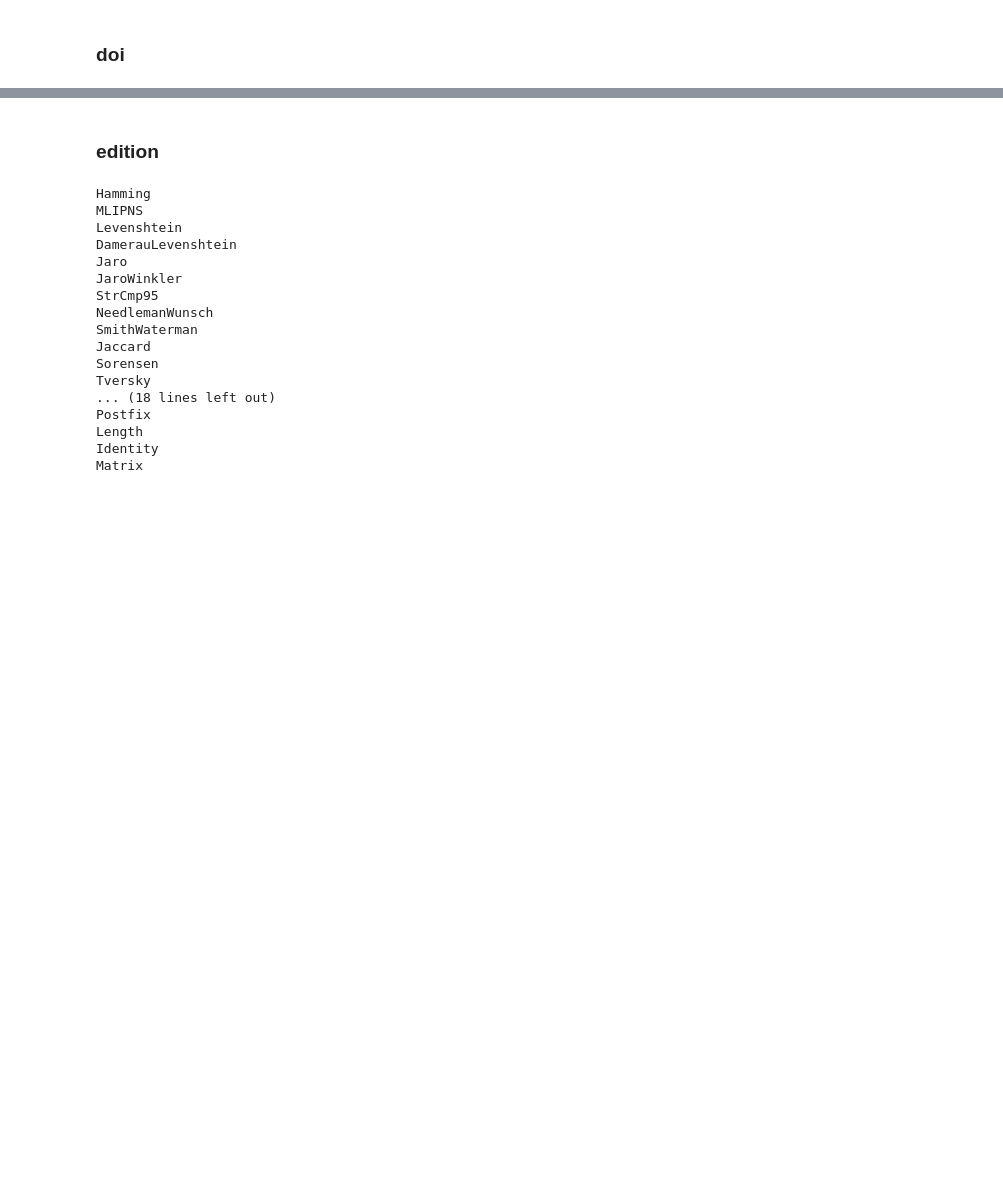
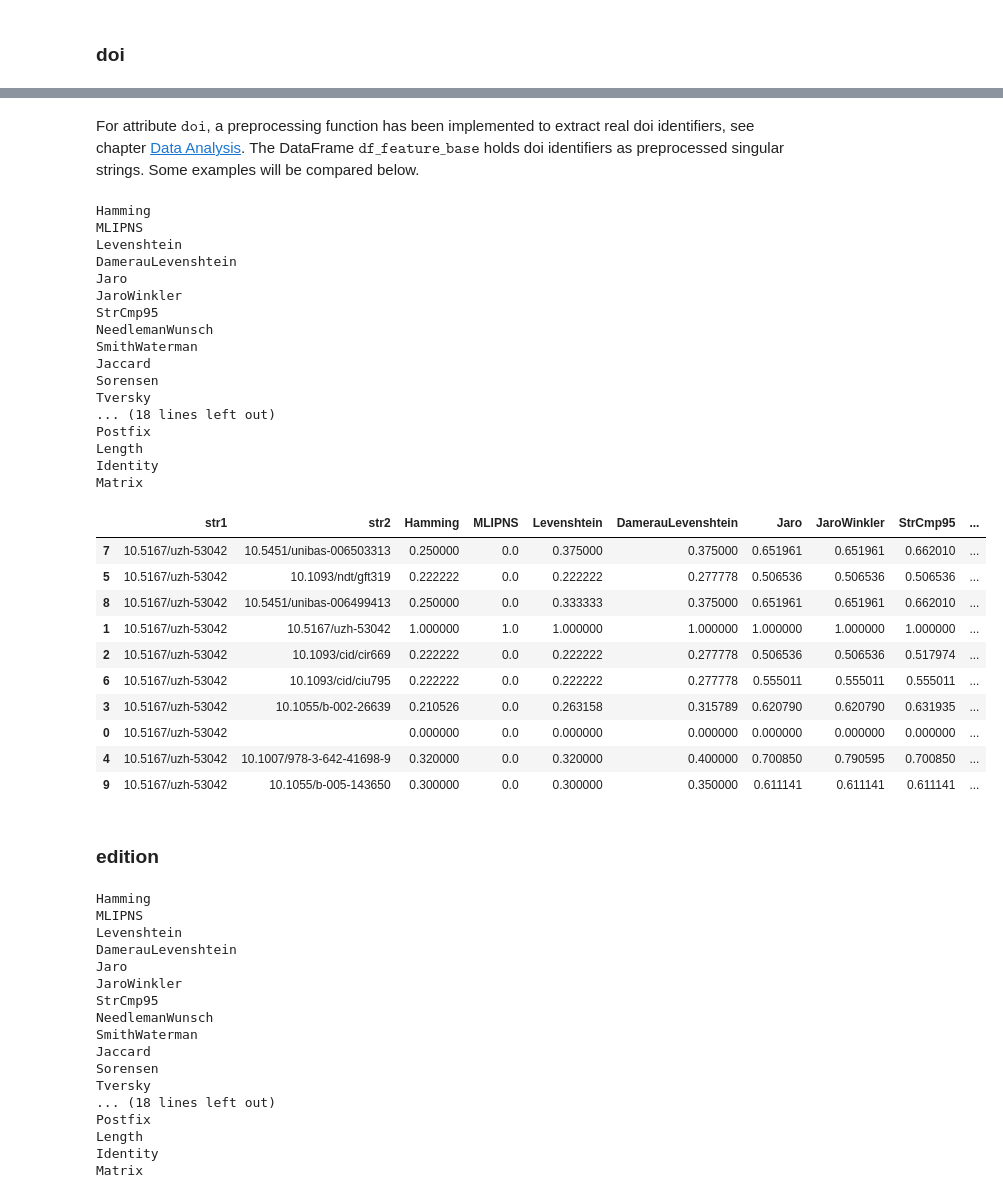
Before and after one commit to swissbib/clustering_metadata, a Jupyter notebook: B_CompareSimilarities.ipynb, the cells around one changed output, grey strips where cells are left out. Cells and saved outputs as stored; diff of their text form; code cells hidden in the pictures; blank space fills up the shorter version.

```diff
--- a/B_CompareSimilarities.ipynb
+++ b/B_CompareSimilarities.ipynb
@@ -185,3 +184,42 @@ Attribute $\texttt{doi}$ is treated as a list of string elements, see chapter [F
+# %% [markdown]
+For attribute $\texttt{doi}$, a preprocessing function has been implemented to extract real doi identifiers, see chapter [Data Analysis](./1_DataAnalysis.ipynb). The DataFrame $\texttt{df}\_\texttt{feature}\_\texttt{base}$ holds doi identifiers as preprocessed singular strings. Some examples will be compared below.
+# %%
+df_string_pairs = daf.string_pair_list(df_feature_base, 'doi_x')
+
+for algorithm in tedi_algorithms :
+    if algorithm not in ['Gotoh', 'ArithNCD'] :
+        daf.apply_similarities(df_string_pairs, tedi_algorithms[algorithm], algorithm)
+
+df_string_pairs.sample(n=num_of_samples(df_string_pairs))
+# %% [output]
+Hamming
+MLIPNS
+Levenshtein
+DamerauLevenshtein
+Jaro
+JaroWinkler
+StrCmp95
+NeedlemanWunsch
+SmithWaterman
+Jaccard
+Sorensen
+Tversky
+... (18 lines left out)
+Postfix
+Length
+Identity
+Matrix
+|  | str1 | str2 | Hamming | MLIPNS | Levenshtein | DamerauLevenshtein | Jaro | JaroWinkler | StrCmp95 | ... |
+| 7 | 10.5167/uzh-53042 | 10.5451/unibas-006503313 | 0.250000 | 0.0 | 0.375000 | 0.375000 | 0.651961 | 0.651961 | 0.662010 | ... |
+| 5 | 10.5167/uzh-53042 | 10.1093/ndt/gft319 | 0.222222 | 0.0 | 0.222222 | 0.277778 | 0.506536 | 0.506536 | 0.506536 | ... |
+| 8 | 10.5167/uzh-53042 | 10.5451/unibas-006499413 | 0.250000 | 0.0 | 0.333333 | 0.375000 | 0.651961 | 0.651961 | 0.662010 | ... |
+| 1 | 10.5167/uzh-53042 | 10.5167/uzh-53042 | 1.000000 | 1.0 | 1.000000 | 1.000000 | 1.000000 | 1.000000 | 1.000000 | ... |
+| 2 | 10.5167/uzh-53042 | 10.1093/cid/cir669 | 0.222222 | 0.0 | 0.222222 | 0.277778 | 0.506536 | 0.506536 | 0.517974 | ... |
+| 6 | 10.5167/uzh-53042 | 10.1093/cid/ciu795 | 0.222222 | 0.0 | 0.222222 | 0.277778 | 0.555011 | 0.555011 | 0.555011 | ... |
+| 3 | 10.5167/uzh-53042 | 10.1055/b-002-26639 | 0.210526 | 0.0 | 0.263158 | 0.315789 | 0.620790 | 0.620790 | 0.631935 | ... |
+| 0 | 10.5167/uzh-53042 |  | 0.000000 | 0.0 | 0.000000 | 0.000000 | 0.000000 | 0.000000 | 0.000000 | ... |
+| 4 | 10.5167/uzh-53042 | 10.1007/978-3-642-41698-9 | 0.320000 | 0.0 | 0.320000 | 0.400000 | 0.700850 | 0.790595 | 0.700850 | ... |
+| 9 | 10.5167/uzh-53042 | 10.1055/b-005-143650 | 0.300000 | 0.0 | 0.300000 | 0.350000 | 0.611141 | 0.611141 | 0.611141 | ... |
 # %% [markdown]
 ### edition
 # %%
```
Also changed, not shown: parts of 19 cells of this notebook, 6 other files.
